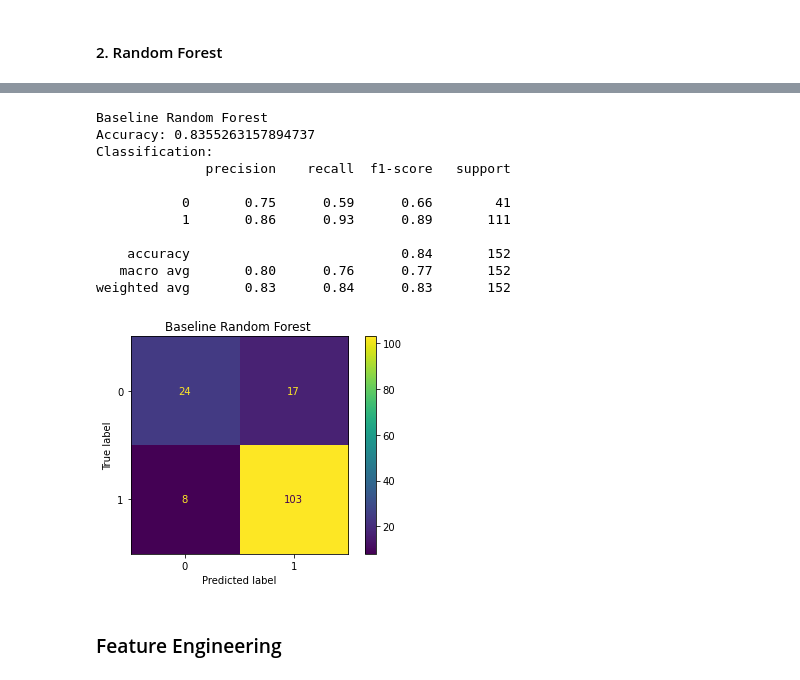
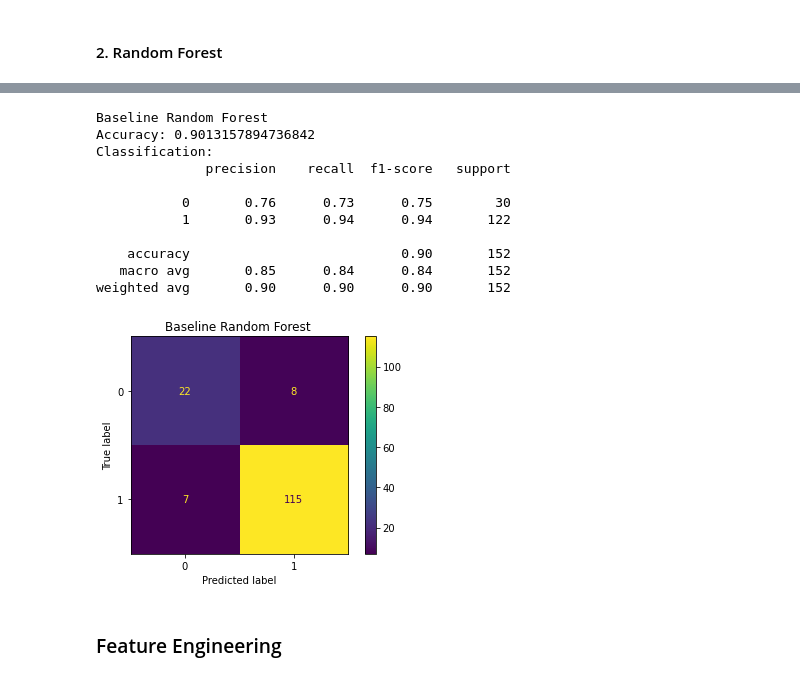
Before and after one commit to chilicola/lhl_parkinson_classification, a Jupyter notebook: parkinson.ipynb, the cells around one changed output, grey strips where cells are left out. Cells and saved outputs as stored; diff of their text form; code cells hidden in the pictures.

```diff
--- a/parkinson.ipynb
+++ b/parkinson.ipynb
@@ -107,7 +107,7 @@ y = df['class']
 X_train_base, X_test_base, y_train_base, y_test_base = train_test_split(X, y, test_size=0.2)
 
 # training baseline Logistics Regression model
-lg = LogisticRegression(max_iter=len(df))
+lg = LogisticRegression(max_iter=len(X_train_base))
 lg.fit(X_train_base, y_train_base)
 
 # predict target using trained baseline Logistics Regression model
@@ -145,11 +153,11 @@ weighted avg       0.54      0.64      0.58       152
 rfc = RandomForestClassifier(random_state=2000, n_jobs=-1)
 
 # set up hyperparamters
-rf_params = {'n_estimators': [400, 500, 600, 700, 800],
+rf_params = {'n_estimators': [500, 600],
            'criterion': ['gini', 'entropy'],
            'max_depth': [10, 20, 30]}
 
 # fit GridSearch on Random Forest Classifier
 gs_rfc = GridSearchCV(estimator=rfc, param_grid=rf_params, n_jobs=-1, verbose=1)
-gs_rfc_baseline = gs_rfc.fit(X_train, y_train)
+gs_rfc_baseline = gs_rfc.fit(X_train_base, y_train_base)
 # %% [output]
@@ -166,32 +174,32 @@ Best score: 0.9238904741667172
 # %%
 # predict on test set
-y_pred_gs_rfc_baseline = gs_rfc_baseline.predict(X_test)
+y_pred_gs_rfc_baseline = gs_rfc_baseline.predict(X_test_base)
 # %%
 # print summary
 print('Baseline Random Forest')
-print(f'Accuracy: {accuracy_score(y_test, y_pred_gs_rfc_baseline)}')
-print(f'Classification: \n{classification_report(y_test, y_pred_gs_rfc_baseline)}')
+print(f'Accuracy: {accuracy_score(y_test_base, y_pred_gs_rfc_baseline)}')
+print(f'Classification: \n{classification_report(y_test_base, y_pred_gs_rfc_baseline)}')
 
 # calculate confusion matrix
-cm = confusion_matrix(y_test, y_pred_gs_rfc_baseline)
+cm = confusion_matrix(y_test_base, y_pred_gs_rfc_baseline)
 
 # plot confusion matrix
 ConfusionMatrixDisplay(cm).plot()
 plt.title('Baseline Random Forest ')
 plt.show()
 # %% [output]
 Baseline Random Forest
-Accuracy: 0.8355263157894737
+Accuracy: 0.9013157894736842
 Classification:
               precision    recall  f1-score   support
 
-           0       0.75      0.59      0.66        41
-           1       0.86      0.93      0.89       111
+           0       0.76      0.73      0.75        30
+           1       0.93      0.94      0.94       122
 
-    accuracy                           0.84       152
-   macro avg       0.80      0.76      0.77       152
-weighted avg       0.83      0.84      0.83       152
+    accuracy                           0.90       152
+   macro avg       0.85      0.84      0.84       152
+weighted avg       0.90      0.90      0.90       152
-[figure, old version]
+[figure, new version]
 # %% [markdown]
 ### Feature Engineering
 # %% [markdown]
```
Also changed, not shown: parts of 13 cells of this notebook.
